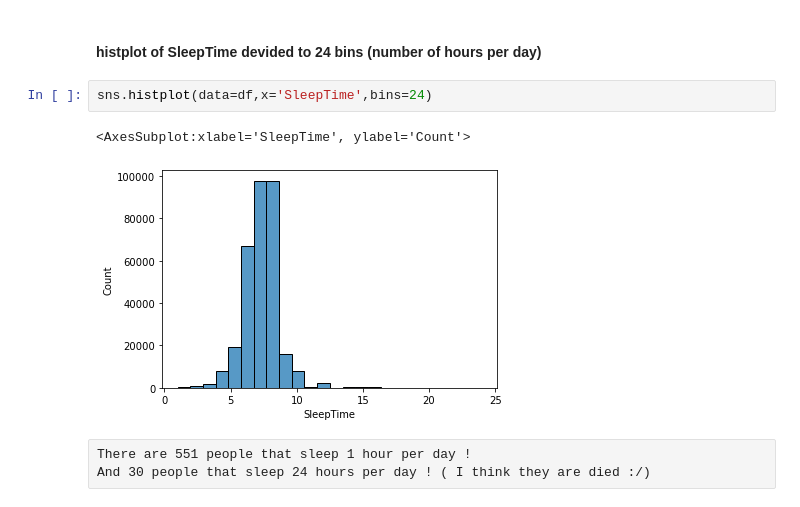
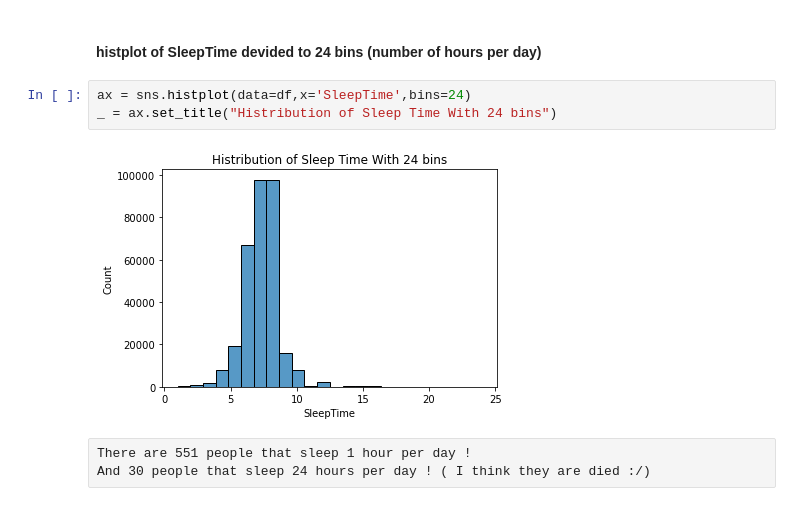
Before and after one commit to idanwork22/john_bryce_all, a Jupyter notebook: ML project/Idan_Chen_project.ipynb, the cells around one changed output. Drawn from its saved outputs; the diff is of its cells as text.

```diff
--- a/ML project/Idan_Chen_project.ipynb
+++ b/ML project/Idan_Chen_project.ipynb
@@ -88,10 +65,10 @@ and other techniques like big imbalance that will destroy my model
 # %% [markdown]
 #### histplot of SleepTime devided to 24 bins (number of hours per day)
 # %%
-sns.histplot(data=df,x='SleepTime',bins=24)
+ax = sns.histplot(data=df,x='SleepTime',bins=24)
+_ = ax.set_title("Histribution of Sleep Time With 24 bins")
 # %% [output]
-<AxesSubplot:xlabel='SleepTime', ylabel='Count'>
-[figure, old version]
+[figure, new version]
 # %% [raw]
 There are 551 people that sleep 1 hour per day !
 And 30 people that sleep 24 hours per day ! ( I think they are died :/)
```
Also changed, not shown: parts of 28 cells of this notebook, 1 other file.
